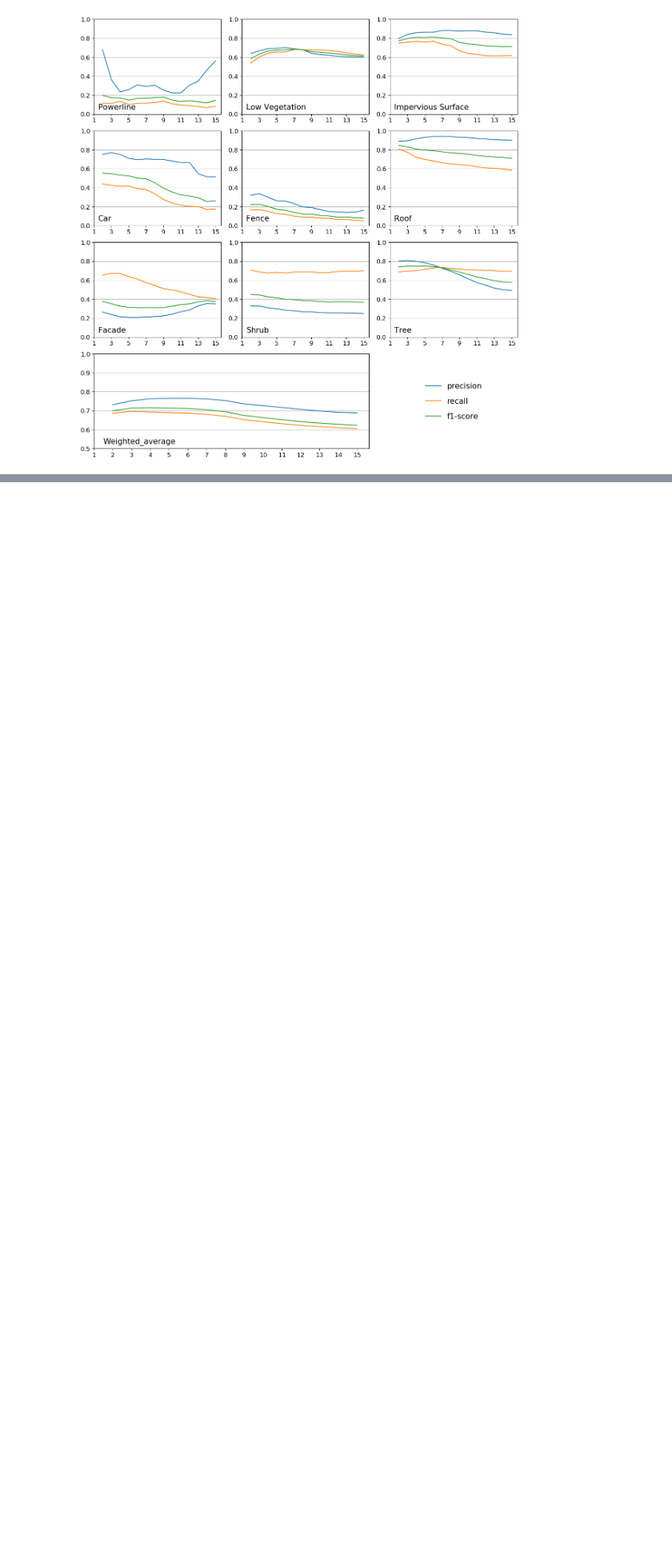
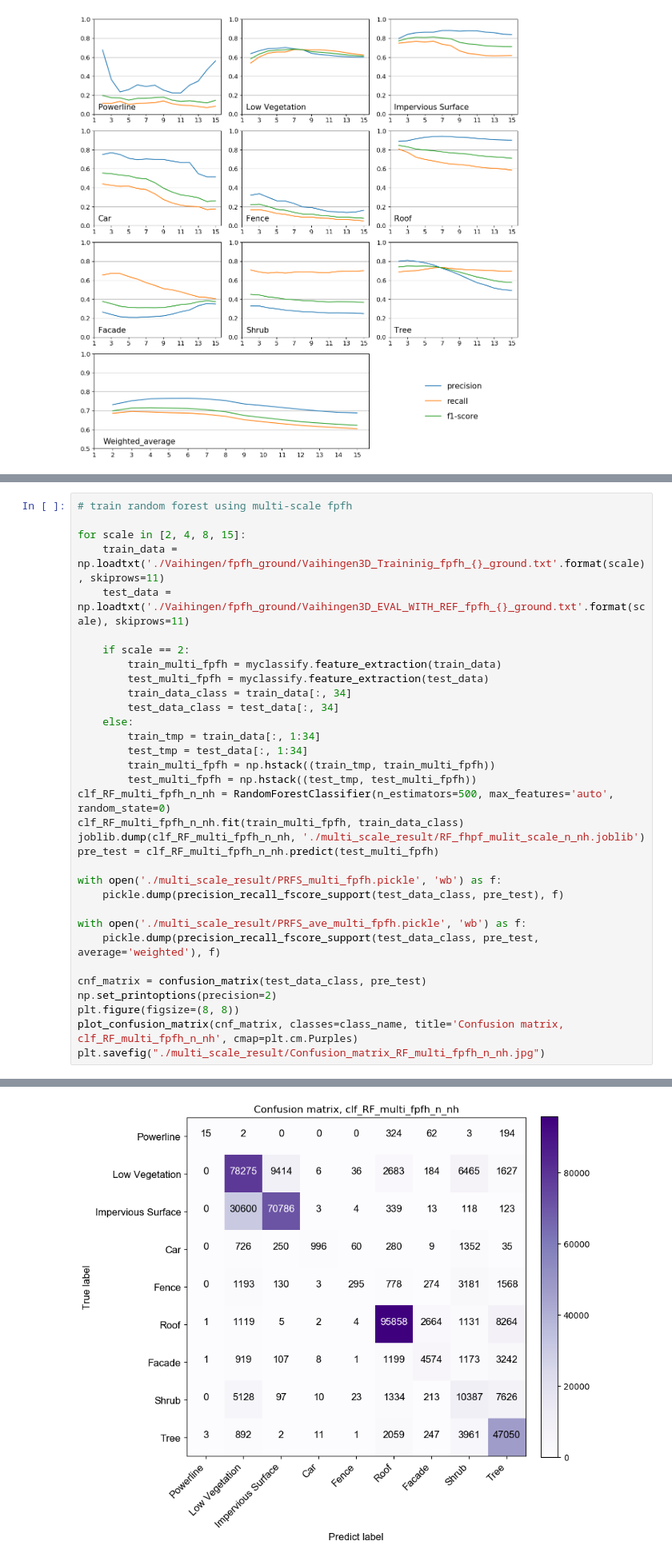
Before and after one commit to LawrenceNJU/als_fpfh_brf, a Jupyter notebook: src/visualize_result.ipynb, the cells around one changed output, grey strips where cells are left out. Shown at 80% size. Cells and saved outputs as stored; diff of their text form; blank space fills up the shorter version.

```diff
--- a/src/visualize_result.ipynb
+++ b/src/visualize_result.ipynb
@@ -49,0 +161,34 @@ fig.savefig("result.pdf")
+# %%
+# train random forest using multi-scale fpfh
+
+for scale in [2, 4, 8, 15]:
+    train_data = np.loadtxt('./Vaihingen/fpfh_ground/Vaihingen3D_Traininig_fpfh_{}_ground.txt'.format(scale), skiprows=11)
+    test_data = np.loadtxt('./Vaihingen/fpfh_ground/Vaihingen3D_EVAL_WITH_REF_fpfh_{}_ground.txt'.format(scale), skiprows=11)
+
+    if scale == 2:
+        train_multi_fpfh = myclassify.feature_extraction(train_data)
+        test_multi_fpfh = myclassify.feature_extraction(test_data)
+        train_data_class = train_data[:, 34]
+        test_data_class = test_data[:, 34]
+    else:
+        train_tmp = train_data[:, 1:34]
+        test_tmp = test_data[:, 1:34]
+        train_multi_fpfh = np.hstack((train_tmp, train_multi_fpfh))
+        test_multi_fpfh = np.hstack((test_tmp, test_multi_fpfh))
+clf_RF_multi_fpfh_n_nh = RandomForestClassifier(n_estimators=500, max_features='auto', random_state=0)
+clf_RF_multi_fpfh_n_nh.fit(train_multi_fpfh, train_data_class)
+joblib.dump(clf_RF_multi_fpfh_n_nh, './multi_scale_result/RF_fhpf_mulit_scale_n_nh.joblib')
+pre_test = clf_RF_multi_fpfh_n_nh.predict(test_multi_fpfh)
+
+with open('./multi_scale_result/PRFS_multi_fpfh.pickle', 'wb') as f:
+    pickle.dump(precision_recall_fscore_support(test_data_class, pre_test), f)
+
+with open('./multi_scale_result/PRFS_ave_multi_fpfh.pickle', 'wb') as f:
+    pickle.dump(precision_recall_fscore_support(test_data_class, pre_test, average='weighted'), f)
+
+cnf_matrix = confusion_matrix(test_data_class, pre_test)
+np.set_printoptions(precision=2)
+plt.figure(figsize=(8, 8))
+plot_confusion_matrix(cnf_matrix, classes=class_name, title='Confusion matrix, clf_RF_multi_fpfh_n_nh', cmap=plt.cm.Purples)
+plt.savefig("./multi_scale_result/Confusion_matrix_RF_multi_fpfh_n_nh.jpg")
+# %% [output]
@@ -50,2 +205,3 @@ fig.savefig("result.pdf")
+[figure, added]
 # %% [markdown]
 ## fpfh visualize (radius = 4)
```
Also changed, not shown: parts of 69 cells of this notebook.
